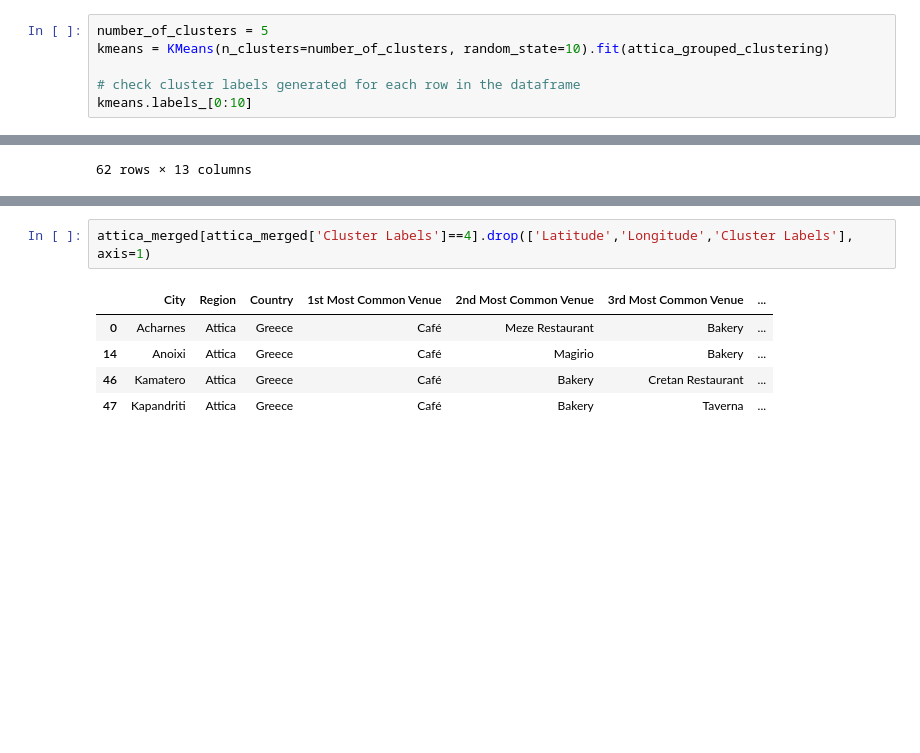
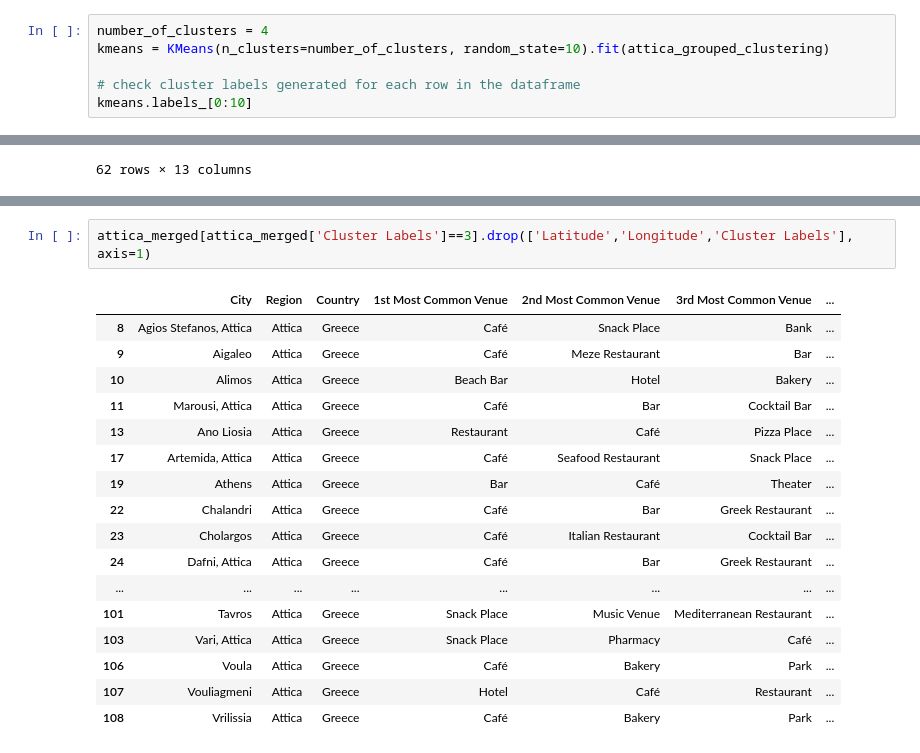
Before and after one commit to kon91/Applied-Data-Science-Capstone-, a Jupyter notebook: Attica Clustering/Clustering_cities.ipynb, the cells around one changed output, grey strips where cells are left out. Saved outputs shown, nothing was run; the diff lists cells and outputs as text; blank space fills up the shorter version.

```diff
--- a/Attica Clustering/Clustering_cities.ipynb
+++ b/Attica Clustering/Clustering_cities.ipynb
@@ -135,5 +139,5 @@ plt.show()
 # %%
-number_of_clusters = 5
+number_of_clusters = 4
 kmeans = KMeans(n_clusters=number_of_clusters, random_state=10).fit(attica_grouped_clustering)
 
 # check cluster labels generated for each row in the dataframe
@@ -292,8 +310,20 @@ attica_merged[attica_merged['Cluster Labels']==3].drop(['Latitude','Longitude','
 # %%
-attica_merged[attica_merged['Cluster Labels']==4].drop(['Latitude','Longitude','Cluster Labels'], axis=1)
+attica_merged[attica_merged['Cluster Labels']==3].drop(['Latitude','Longitude','Cluster Labels'], axis=1)
 # %% [output]
 |  | City | Region | Country | 1st Most Common Venue | 2nd Most Common Venue | 3rd Most Common Venue | ... |
-| 0 | Acharnes | Attica | Greece | Café | Meze Restaurant | Bakery | ... |
-| 14 | Anoixi | Attica | Greece | Café | Magirio | Bakery | ... |
-| 46 | Kamatero | Attica | Greece | Café | Bakery | Cretan Restaurant | ... |
-| 47 | Kapandriti | Attica | Greece | Café | Bakery | Taverna | ... |
+| 8 | Agios Stefanos, Attica | Attica | Greece | Café | Snack Place | Bank | ... |
+| 9 | Aigaleo | Attica | Greece | Café | Meze Restaurant | Bar | ... |
+| 10 | Alimos | Attica | Greece | Beach Bar | Hotel | Bakery | ... |
+| 11 | Marousi, Attica | Attica | Greece | Café | Bar | Cocktail Bar | ... |
+| 13 | Ano Liosia | Attica | Greece | Restaurant | Café | Pizza Place | ... |
+| 17 | Artemida, Attica | Attica | Greece | Café | Seafood Restaurant | Snack Place | ... |
+| 19 | Athens | Attica | Greece | Bar | Café | Theater | ... |
+| 22 | Chalandri | Attica | Greece | Café | Bar | Greek Restaurant | ... |
+| 23 | Cholargos | Attica | Greece | Café | Italian Restaurant | Cocktail Bar | ... |
+| 24 | Dafni, Attica | Attica | Greece | Café | Bar | Greek Restaurant | ... |
+| ... | ... | ... | ... | ... | ... | ... | ... |
+| 101 | Tavros | Attica | Greece | Snack Place | Music Venue | Mediterranean Restaurant | ... |
+| 103 | Vari, Attica | Attica | Greece | Snack Place | Pharmacy | Café | ... |
+| 106 | Voula | Attica | Greece | Café | Bakery | Park | ... |
+| 107 | Vouliagmeni | Attica | Greece | Hotel | Café | Restaurant | ... |
+| 108 | Vrilissia | Attica | Greece | Café | Bakery | Park | ... |
```
Also changed, not shown: parts of 16 cells of this notebook, 1 other file.
